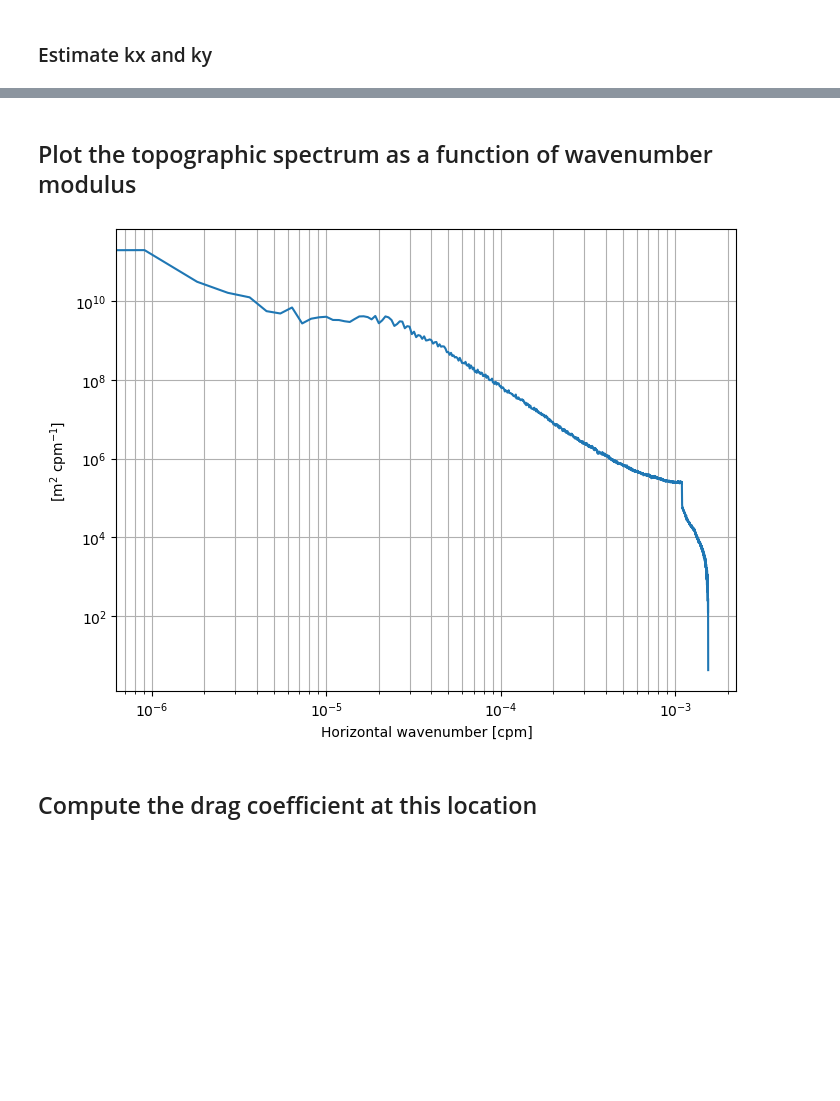
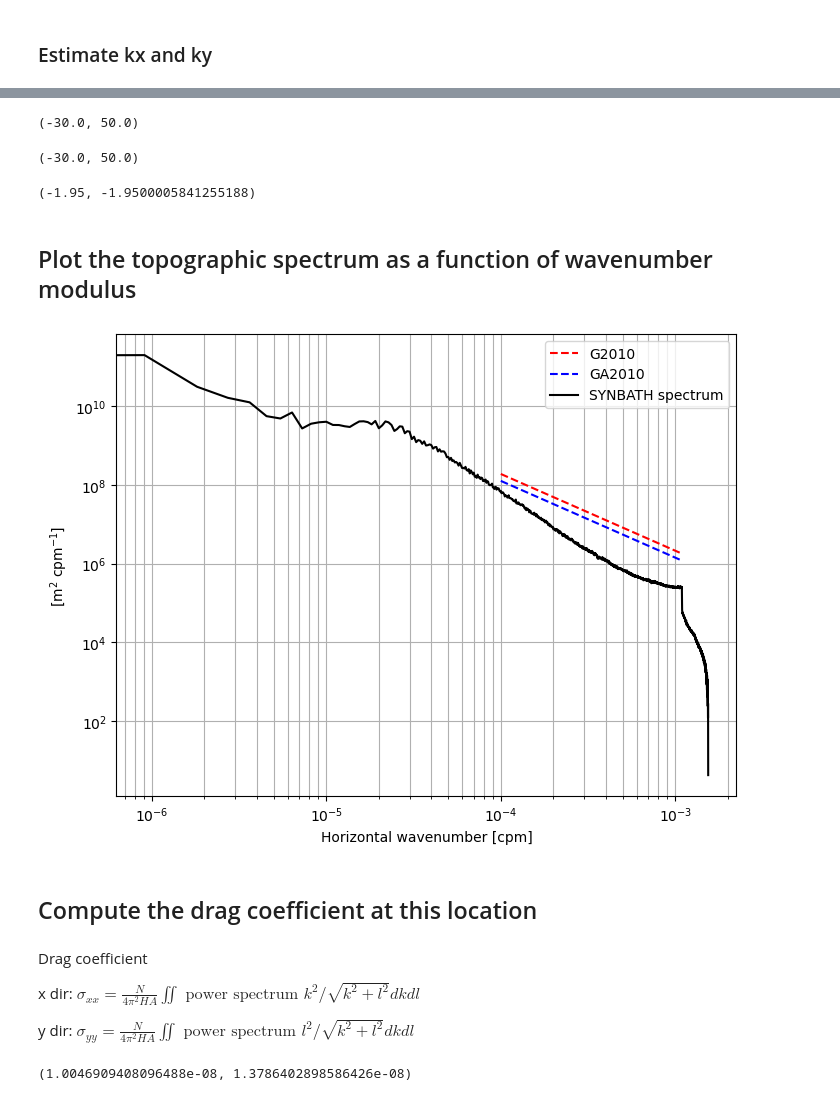
Before and after one commit to luweiyang/MOM6_global_tide_only, a Jupyter notebook: input/Topog_spec.ipynb, the cells around one changed output, grey strips where cells are left out. Drawn from its saved outputs; the diff is of its cells as text; code cells hidden in the pictures; blank space fills up the shorter version.

Commit message:
Drag coeff estimated.

```diff
--- a/input/Topog_spec.ipynb
+++ b/input/Topog_spec.ipynb
@@ -210,12 +190,48 @@ kh_1d.size, topog_spd_1d.size
+# %%
+mat_ga2010 = scipy.io.loadmat('/home/581/lxy581/raijin_home_2019-11-15/lxy581/lw/goff.mat')
+nu_ga2010  = mat_ga2010['nu']
+lon_ga2010 = mat_ga2010['lon'][0,:] # 1440
+lat_ga2010 = mat_ga2010['lat'][:,0] # 580
+xid_ga, yid_ga = 600, 480
+lon_ga2010[xid_ga], lat_ga2010[yid_ga]
+# %% [output]
+(-30.0, 50.0)
+# %%
+mat_g2010 = scipy.io.loadmat('/home/581/lxy581/raijin_home_2019-11-15/lxy581/lw/goff2010_grids/goff2010_nu.mat')
+nu_g2010  = mat_g2010['nu'] #2250 x 5400
+lon_g2010 = mat_g2010['x'][0,:] # 5400
+lat_g2010 = mat_g2010['y'][0,:] # 2250
+xid_g, yid_g = 2250, 1875
+lon_g2010[xid_g], lat_g2010[yid_g]
+# %% [output]
+(-30.0, 50.0)
+# %%
+slope_ga = -(nu_ga2010[yid_ga,xid_ga]+1)
+slope_g  = -(nu_g2010[yid_g,xid_g]+1)
+kh_abyssal = kh_1d[110:1200]
+sp_abyssal_ga = 2e+0*kh_abyssal ** slope_ga
+sp_abyssal_g  = 3e+0*kh_abyssal ** slope_g
+slope_ga, slope_g
+# %% [output]
+(-1.95, -1.9500005841255188)
 # %% [markdown]
 ## Plot the topographic spectrum as a function of wavenumber modulus
 # %%
 fig = plt.figure(figsize = (8,6))
-plt.loglog(kh_1d,topog_spd_1d)
+plt.loglog(kh_abyssal, sp_abyssal_g, 'r--', label='G2010')
+plt.loglog(kh_abyssal, sp_abyssal_ga, 'b--', label='GA2010')
+plt.loglog(kh_1d,topog_spd_1d,'k-', label='SYNBATH spectrum')
+plt.legend(loc=0)
 plt.xlabel('Horizontal wavenumber [cpm]')
 plt.ylabel('[m$^{2}$ cpm$^{-1}$]')
 plt.grid(which='both', axis='both')
 # %% [output]
-[figure, old version]
+[figure, new version]
 # %% [markdown]
 ## Compute the drag coefficient at this location
+# %% [markdown]
+Drag coefficient
+
+x dir: $\sigma_{xx} = \frac{N}{4\pi^2HA} \iint \text{ power spectrum } k^2 / \sqrt{k^2+l^2} dkdl$
+
+y dir: $\sigma_{yy} = \frac{N}{4\pi^2HA} \iint \text{ power spectrum } l^2 / \sqrt{k^2+l^2} dkdl$
@@ -221,0 +241,10 @@ plt.grid(which='both', axis='both')
+# %%
+A = (10*110*1e+3)**2
+const = N / (4 * np.pi**2 * H * A)
+int_x = topog_spd_fold * kx_2D**2 / np.sqrt(kx_2D**2 + ky_2D**2) * dx * dx
+int_y = topog_spd_fold * ky_2D**2 / np.sqrt(kx_2D**2 + ky_2D**2) * dx * dx
+sigma_x = const * np.nansum(int_x[:])
+sigma_y = const * np.nansum(int_y[:])
+sigma_x, sigma_y
+# %% [output]
+(1.0046909408096488e-08, 1.3786402898586426e-08)
```
Also changed, not shown: parts of 10 cells of this notebook.
